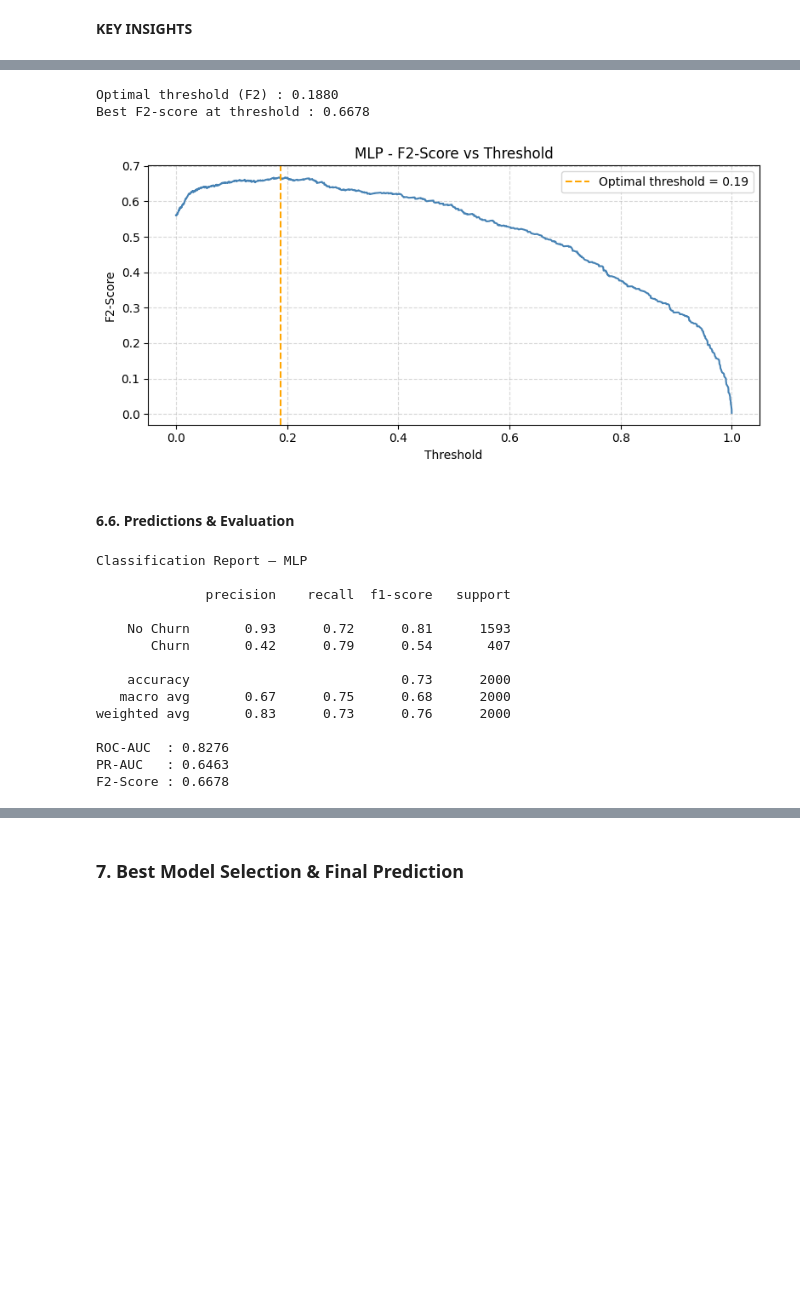
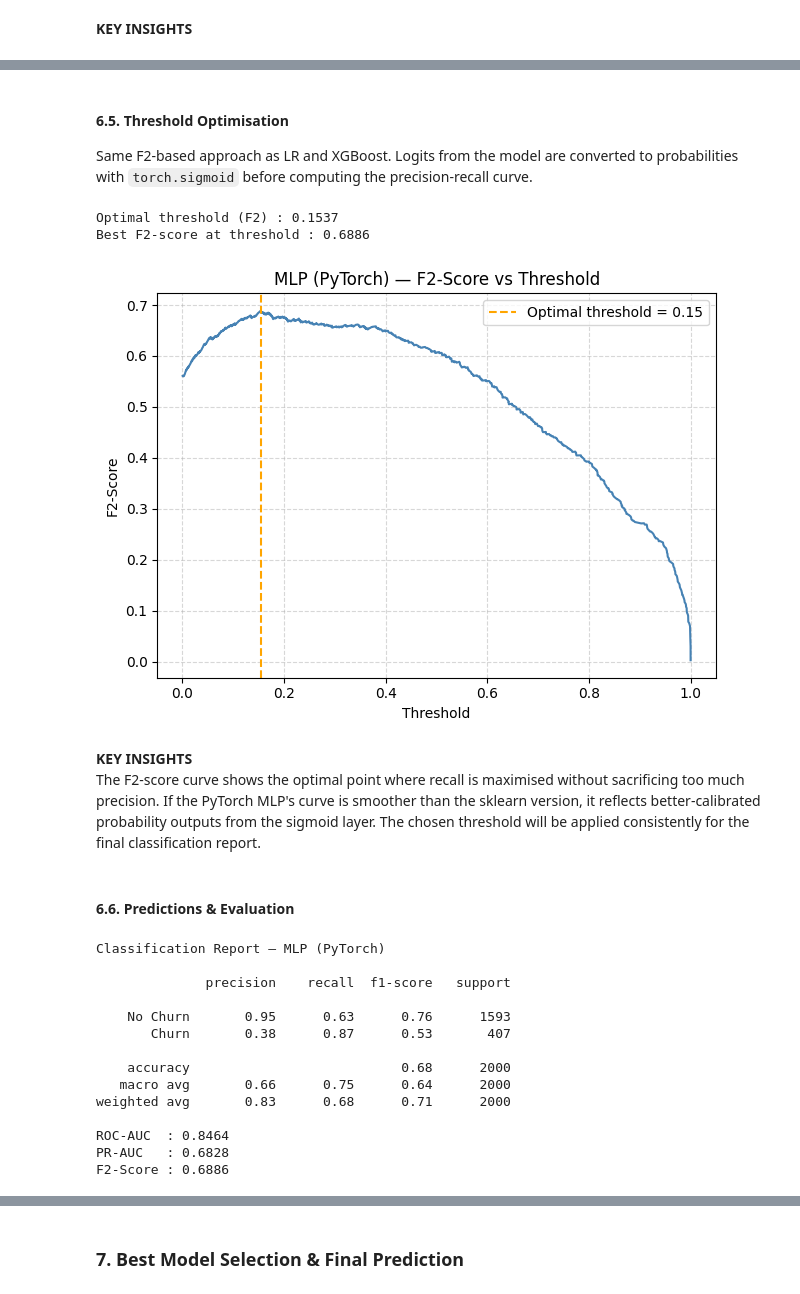
Before and after one commit to jujupomme03/CustumerBankChurn_LR_XGBoost_MLP, a Jupyter notebook: 2_BankCustomersChurn_Run_Models.ipynb, the cells around one changed output, grey strips where cells are left out. Saved outputs shown, nothing was run; the diff lists cells and outputs as text; code cells hidden in the pictures; blank space fills up the shorter version.

```diff
--- a/2_BankCustomersChurn_Run_Models.ipynb
+++ b/2_BankCustomersChurn_Run_Models.ipynb
@@ -610,39 +702,46 @@ Best estimator : Pipeline(steps=[('scaler', StandardScaler()),
+# %% [markdown]
+#### 6.5. Threshold Optimisation
+Same F2-based approach as LR and XGBoost. Logits from the model are converted to probabilities with `torch.sigmoid` before computing the precision-recall curve.
+# %%
+with torch.no_grad():
+    logits_test = mlp_model(X_test_t)
+    y_proba_mlp = torch.sigmoid(logits_test).numpy()
+
+precisions_mlp, recalls_mlp, thresholds_mlp = precision_recall_curve(y_test, y_proba_mlp)
+
+f2_scores_mlp = (5 * precisions_mlp[:-1] * recalls_mlp[:-1]) / \
+                (4 * precisions_mlp[:-1] + recalls_mlp[:-1] + 1e-8)
+
+best_threshold_mlp = thresholds_mlp[np.argmax(f2_scores_mlp)]
+
+print(f"Optimal threshold (F2) : {best_threshold_mlp:.4f}")
+print(f"Best F2-score at threshold : {f2_scores_mlp.max():.4f}")
+# %% [output]
+Optimal threshold (F2) : 0.1537
+Best F2-score at threshold : 0.6886
 # %%
-y_proba_mlp = best_mlp.predict_proba(X_test)[:, 1]
-
-precisions_mlp, recalls_mlp, thresholds_mlp = precision_recall_curve(y_test, y_proba_mlp)
-
-f2_scores_mlp = (5 * precisions_mlp[:-1] * recalls_mlp[:-1]) / \
-                (4 * precisions_mlp[:-1] + recalls_mlp[:-1] + 1e-8)
-
-best_threshold_mlp = thresholds_mlp[np.argmax(f2_scores_mlp)]
-
-print(f"Optimal threshold (F2) : {best_threshold_mlp:.4f}")
-print(f"Best F2-score at threshold : {f2_scores_mlp.max():.4f}")
-
-
-plt.figure(figsize=(8, 4))
 plt.plot(thresholds_mlp, f2_scores_mlp, color='steelblue')
 plt.axvline(best_threshold_mlp, color='orange', linestyle='--',
             label=f'Optimal threshold = {best_threshold_mlp:.2f}')
 plt.xlabel('Threshold')
 plt.ylabel('F2-Score')
-plt.title('MLP - F2-Score vs Threshold')
+plt.title('MLP (PyTorch) — F2-Score vs Threshold')
 plt.legend()
 plt.grid(True, linestyle='--', alpha=0.5)
 plt.tight_layout()
 plt.show()
 # %% [output]
-Optimal threshold (F2) : 0.1880
-Best F2-score at threshold : 0.6678
-[figure, old version]
+[figure, new version]
+# %% [markdown]
+**KEY INSIGHTS**
+The F2-score curve shows the optimal point where recall is maximised without sacrificing too much precision. If the PyTorch MLP's curve is smoother than the sklearn version, it reflects better-calibrated probability outputs from the sigmoid layer. The chosen threshold will be applied consistently for the final classification report.
 # %% [markdown]
 #### 6.6. Predictions & Evaluation
 # %%
 y_pred_mlp = (y_proba_mlp >= best_threshold_mlp).astype(int)
 
 # Classification Report
-print("Classification Report — MLP\n")
+print("Classification Report — MLP (PyTorch)\n")
 print(classification_report(y_test, y_pred_mlp, target_names=['No Churn', 'Churn']))
 
 # Metrics Summary
@@ -654,17 +753,17 @@ print(f"ROC-AUC  : {roc_auc_mlp:.4f}")
 print(f"PR-AUC   : {pr_auc_mlp:.4f}")
 print(f"F2-Score : {f2_mlp:.4f}")
 # %% [output]
-Classification Report — MLP
+Classification Report — MLP (PyTorch)
 
               precision    recall  f1-score   support
 
-    No Churn       0.93      0.72      0.81      1593
-       Churn       0.42      0.79      0.54       407
+    No Churn       0.95      0.63      0.76      1593
+       Churn       0.38      0.87      0.53       407
 
-    accuracy                           0.73      2000
-   macro avg       0.67      0.75      0.68      2000
-weighted avg       0.83      0.73      0.76      2000
+    accuracy                           0.68      2000
+   macro avg       0.66      0.75      0.64      2000
+weighted avg       0.83      0.68      0.71      2000
 
-ROC-AUC  : 0.8276
-PR-AUC   : 0.6463
-F2-Score : 0.6678
+ROC-AUC  : 0.8464
+PR-AUC   : 0.6828
+F2-Score : 0.6886
```
Also changed, not shown: parts of 35 cells of this notebook, 1 other file.
